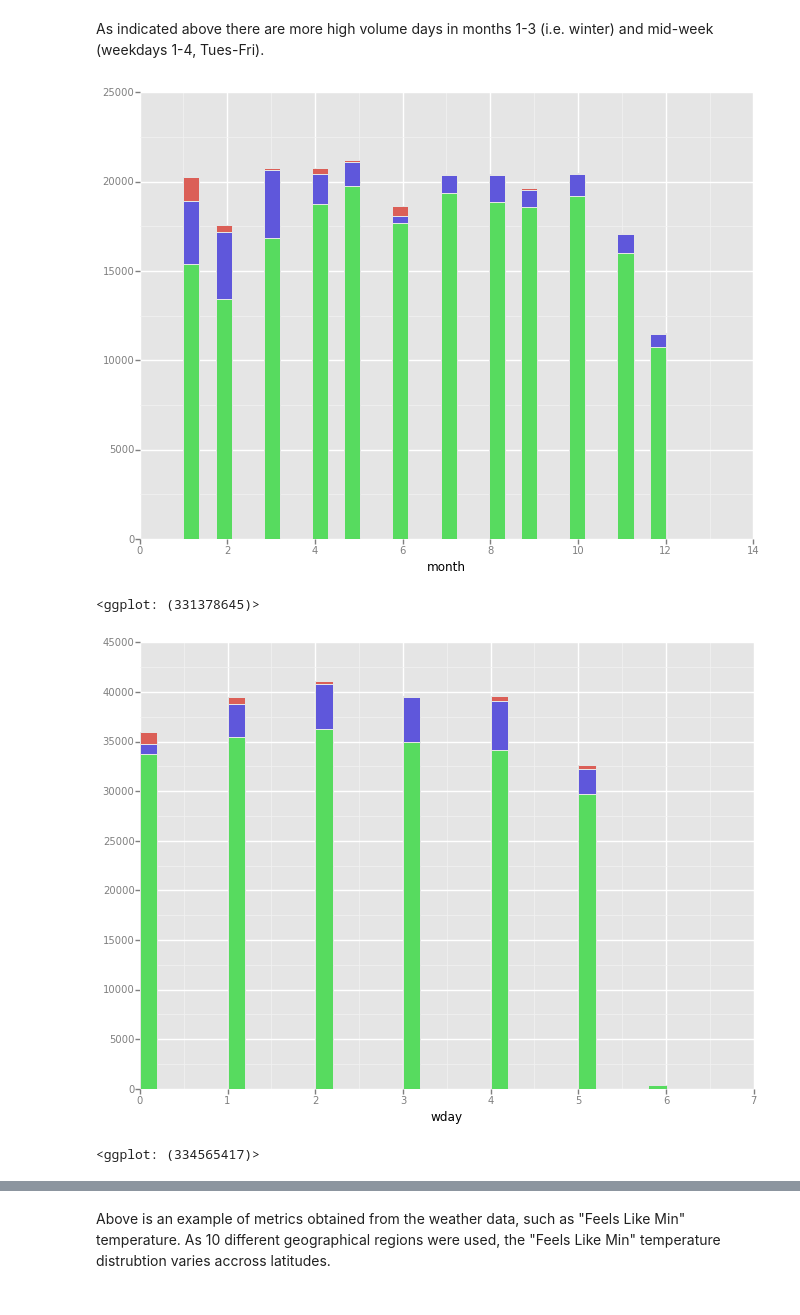
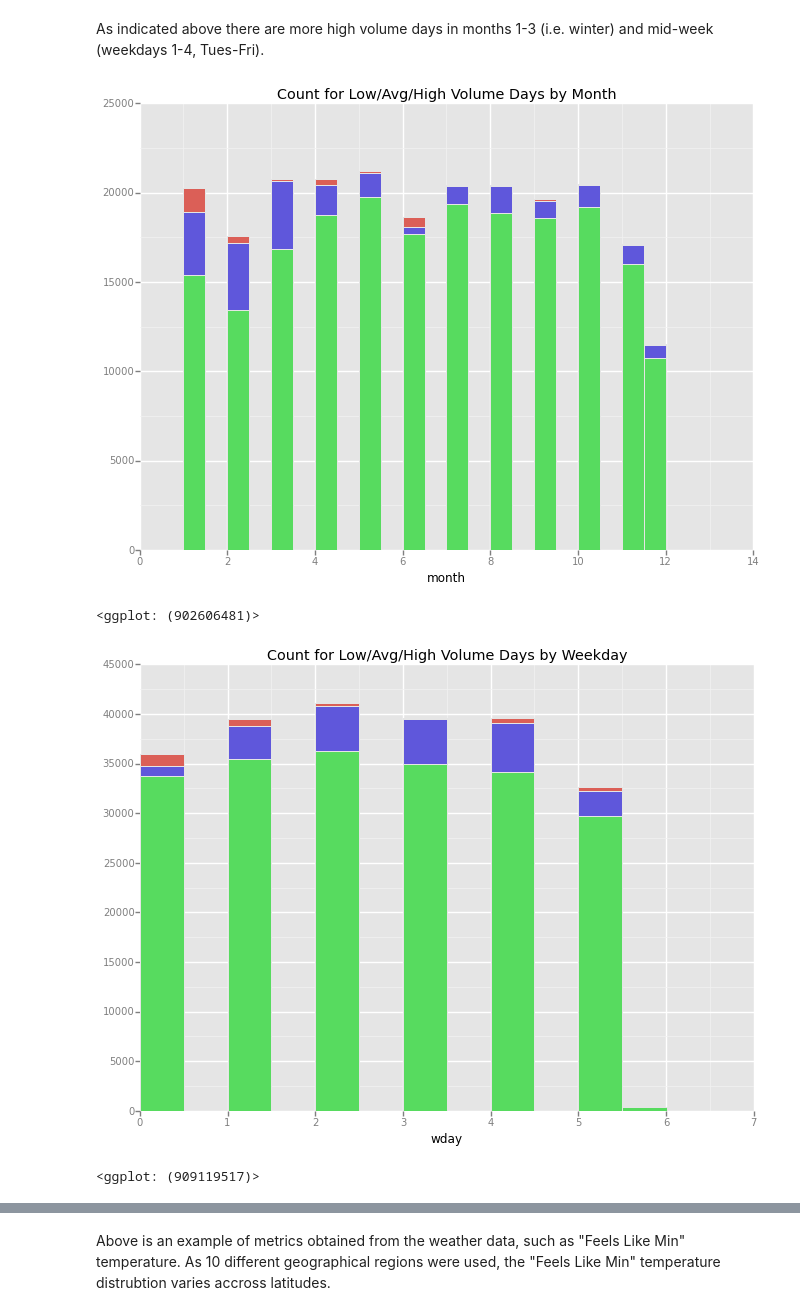
Before and after one commit to FoyeAkin/Dat6-students, a Jupyter notebook: hardway/Project_Draft_HH.ipynb, the cells around one changed output, grey strips where cells are left out. Drawn from its saved outputs; the diff is of its cells as text; code cells hidden in the pictures.

```diff
--- a/hardway/Project_Draft_HH.ipynb
+++ b/hardway/Project_Draft_HH.ipynb
@@ -69,13 +80,15 @@ ggplot(dd, aes(x='forecast', y='actual', colour='class_ratio'))+geom_point()+ fa
 # %% [markdown]
 As indicated above there are more high volume days in months 1-3 (i.e. winter) and mid-week (weekdays 1-4, Tues-Fri).
-# %%
-print ggplot(dd, aes(x='month', fill='class_ratio'))+geom_histogram()
-ggplot(dd, aes(x='wday', fill='class_ratio'))+geom_histogram()
-# %% [output]
-[figure, removed]
-<ggplot: (331378645)>
-[figure, removed]
-<ggplot: (334565417)>
+# %%
+ggplot(dd, aes(x='month', fill='class_ratio'))+geom_histogram(binwidth=.5)+ggtitle('Count for Low/Avg/High Volume Days by Month')
+# %% [output]
+[figure, added]
+<ggplot: (902606481)>
+# %%
+ggplot(dd, aes(x='wday', fill='class_ratio'))+geom_histogram(binwidth=0.5)+ggtitle('Count for Low/Avg/High Volume Days by Weekday')
+# %% [output]
+[figure, added]
+<ggplot: (909119517)>
 # %%
 samp = dd[dd.NewName==1]
 sampm = pd.melt(samp[['day', 'month', 'forecast', 'actual']], id_vars=['day', 'month'])
```
Also changed, not shown: parts of 31 cells of this notebook, 2 other files.
